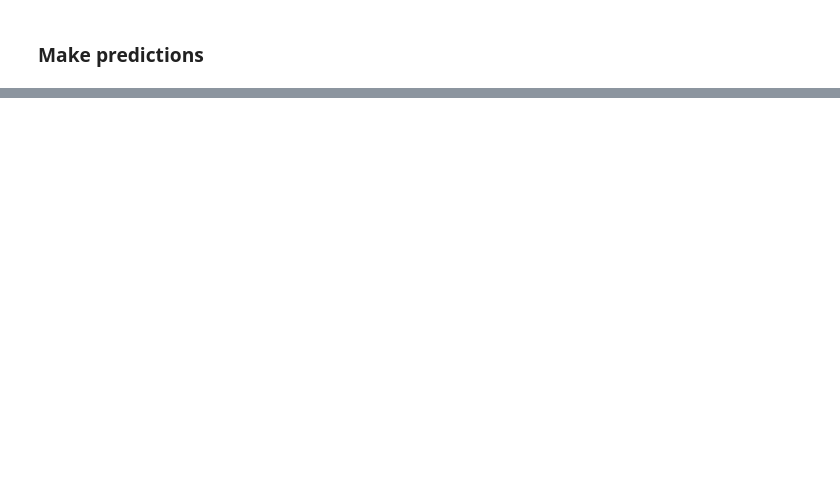
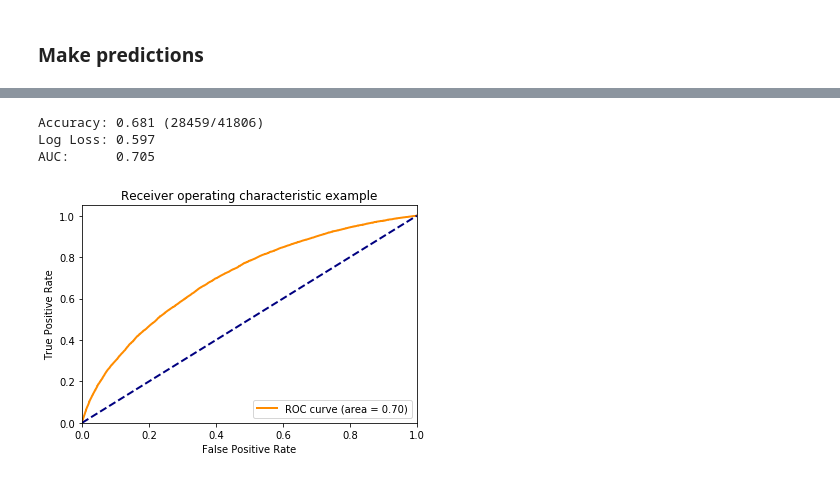
Before and after one commit to mcohenmcohen/DataRobot, a Jupyter notebook: API_Demo/API_demo.ipynb, the cells around one changed output, grey strips where cells are left out. Drawn from its saved outputs; the diff is of its cells as text; code cells hidden in the pictures; blank space fills up the shorter version.

```diff
--- a/API_Demo/API_demo.ipynb
+++ b/API_Demo/API_demo.ipynb
@@ -68,9 +71,9 @@ project.start(sourcedata=df,
 # %%
 # # Create a project: and upload the data, set the target, give the project a name
 project = dr.Project.create(sourcedata=df,
-                            project_name='Horizon Flight Delay API example')
+                            project_name='Flight Delay API example')
 
-print('project id:', project.id)
+print('project id:  ', project.id)
 print('project name:', project.project_name)
-print('project.get_status():', project.get_status())
+print('project.get_status():\n- ', project.get_status())
 # %% [output]
@@ -121,7 +125,7 @@ Featurelist(No leaks list)
 ### Kickoff the project
 # %%
 # By calling set_target, we run datarobot
-project.set_target(target='DELAY_INDICATOR',
+project.set_target(target=target,
                    mode='auto',
                    worker_count=20,
                    featurelist_id=f_list.id)
@@ -172,8 +173,2 @@ best_model.metrics:
 # %% [markdown]
 ### Make predictions
-# %%
-# Upload the scoring dataset
-dataset = project.upload_dataset(prediction_data)
-
-# Make a call to request predictions using the best model
-predict_job = best_model.request_predictions(dataset.id)
@@ -212,3 +174,0 @@ accuracy
-# %%
-auc = roc_auc_score(predictions.y_true, predictions['class_1.0'])
-auc
@@ -406,0 +227,37 @@ array([[-0.76305896, -0.36472635,  0.1239796 ],
+# %%
+def plot_roc(y_true, y_pred):
+    '''
+    Plot the ROC curve for a given target and prediction data sets.
+    '''
+    auc = roc_auc_score(y_true, y_pred)
+    print('AUC:      %0.3f' % auc)
+
+    fpr, tpr, _ = roc_curve(y_true, y_pred)
+
+    plt.figure()
+    lw = 2
+    plt.plot(fpr, tpr, color='darkorange',
+             lw=lw, label='ROC curve (area = %0.2f)' % auc)
+    plt.plot([0, 1], [0, 1], color='navy', lw=lw, linestyle='--')
+    plt.xlim([0.0, 1.0])
+    plt.ylim([0.0, 1.05])
+    plt.xlabel('False Positive Rate')
+    plt.ylabel('True Positive Rate')
+    plt.title('Receiver operating characteristic example')
+    plt.legend(loc="lower right")
+    plt.show()
+
+# Output some scoring metrics
+acc_count = predictions[predictions.prediction == predictions.y_true].shape[0]
+accuracy = acc_count*1. / predictions.shape[0]
+print('Accuracy: %0.3f (%s/%s)' % (accuracy, acc_count, predictions.shape[0]))
+logloss = log_loss(y_true, y_pred)
+print('Log Loss: %0.3f'% logloss)
+
+# Plot the ROC curve
+plot_roc(y_true, y_pred)
+# %% [output]
+Accuracy: 0.681 (28459/41806)
+Log Loss: 0.597
+AUC:      0.705
+[figure, added]
```
Also changed, not shown: parts of 26 cells of this notebook, 1 other file.
